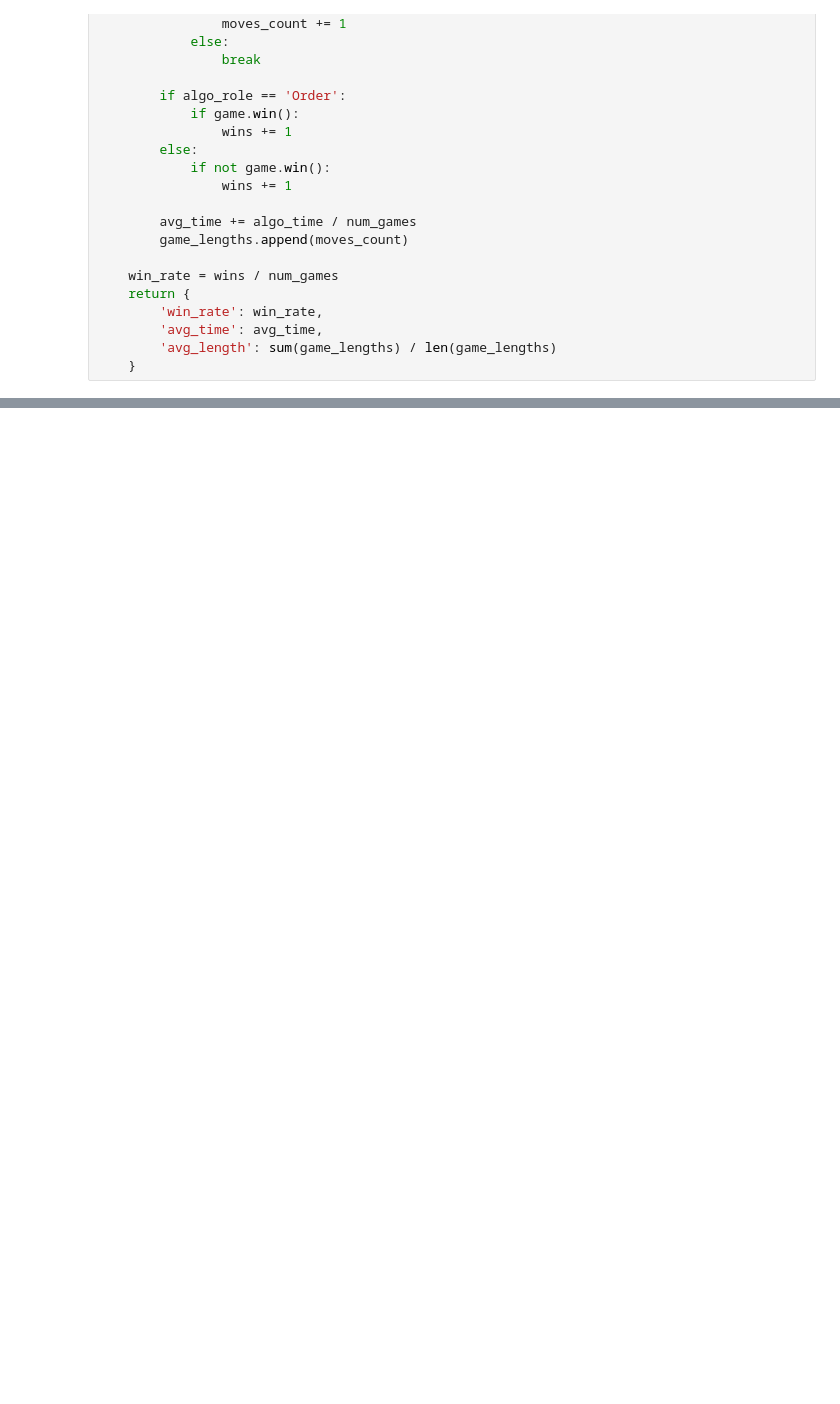
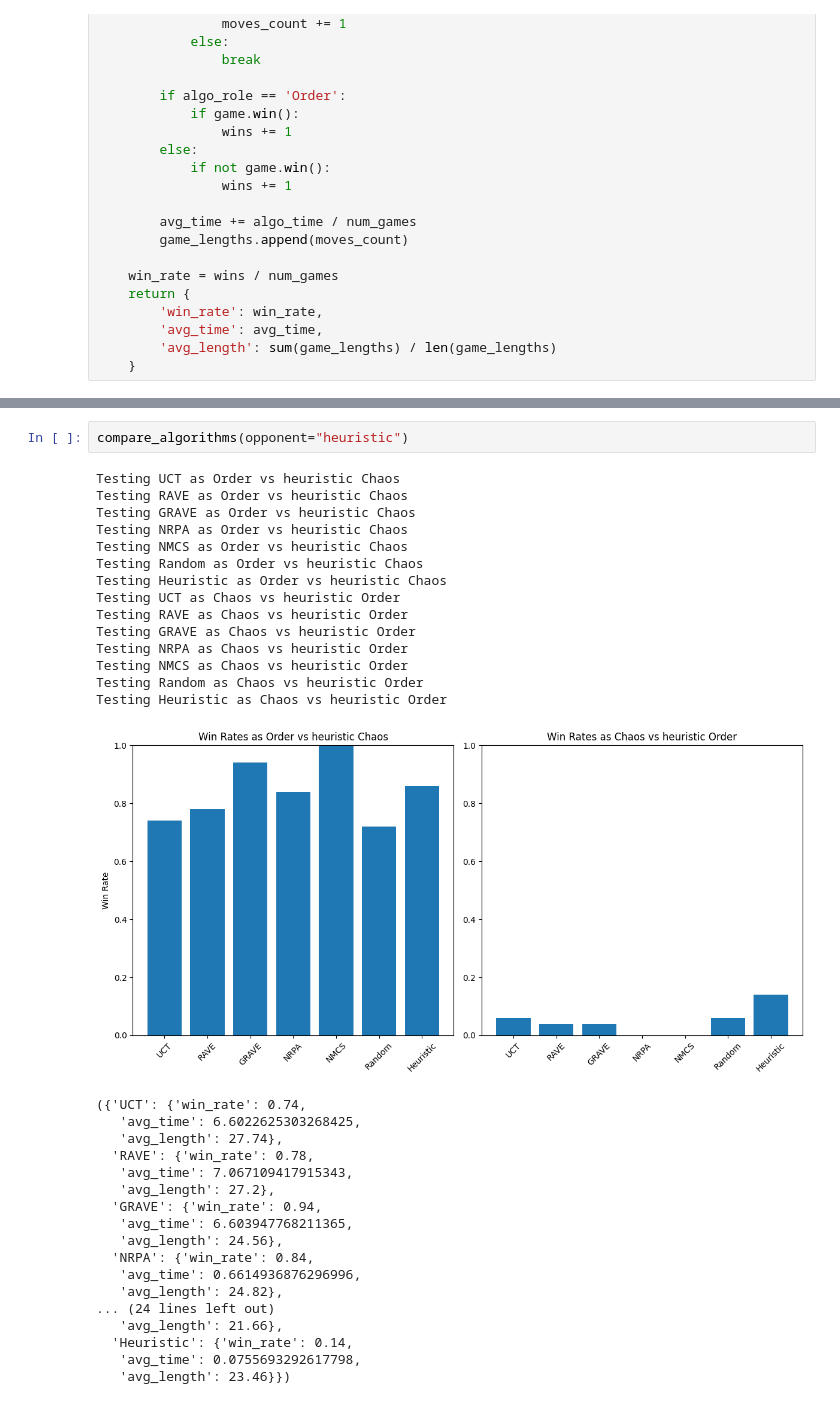
Before and after one commit to Ryus123/MCTS_project, a Jupyter notebook: MCTS_for_Order_and_Chaos.ipynb, the cells around one changed output, grey strips where cells are left out. Cells and saved outputs as stored; diff of their text form; blank space fills up the shorter version.

```diff
--- a/MCTS_for_Order_and_Chaos.ipynb
+++ b/MCTS_for_Order_and_Chaos.ipynb
@@ -980,0 +986,35 @@ Testing Heuristic as Chaos vs Random Order
+# %%
+compare_algorithms(opponent="heuristic")
+# %% [output]
+Testing UCT as Order vs heuristic Chaos
+Testing RAVE as Order vs heuristic Chaos
+Testing GRAVE as Order vs heuristic Chaos
+Testing NRPA as Order vs heuristic Chaos
+Testing NMCS as Order vs heuristic Chaos
+Testing Random as Order vs heuristic Chaos
+Testing Heuristic as Order vs heuristic Chaos
+Testing UCT as Chaos vs heuristic Order
+Testing RAVE as Chaos vs heuristic Order
+Testing GRAVE as Chaos vs heuristic Order
+Testing NRPA as Chaos vs heuristic Order
+Testing NMCS as Chaos vs heuristic Order
+Testing Random as Chaos vs heuristic Order
+Testing Heuristic as Chaos vs heuristic Order
+[figure, added]
+({'UCT': {'win_rate': 0.74,
+   'avg_time': 6.6022625303268425,
+   'avg_length': 27.74},
+  'RAVE': {'win_rate': 0.78,
+   'avg_time': 7.067109417915343,
+   'avg_length': 27.2},
+  'GRAVE': {'win_rate': 0.94,
+   'avg_time': 6.603947768211365,
+   'avg_length': 24.56},
+  'NRPA': {'win_rate': 0.84,
+   'avg_time': 0.6614936876296996,
+   'avg_length': 24.82},
+... (24 lines left out)
+   'avg_length': 21.66},
+  'Heuristic': {'win_rate': 0.14,
+   'avg_time': 0.0755693292617798,
+   'avg_length': 23.46}})
```
Also changed, not shown: parts of 5 cells of this notebook, 8 other files.
